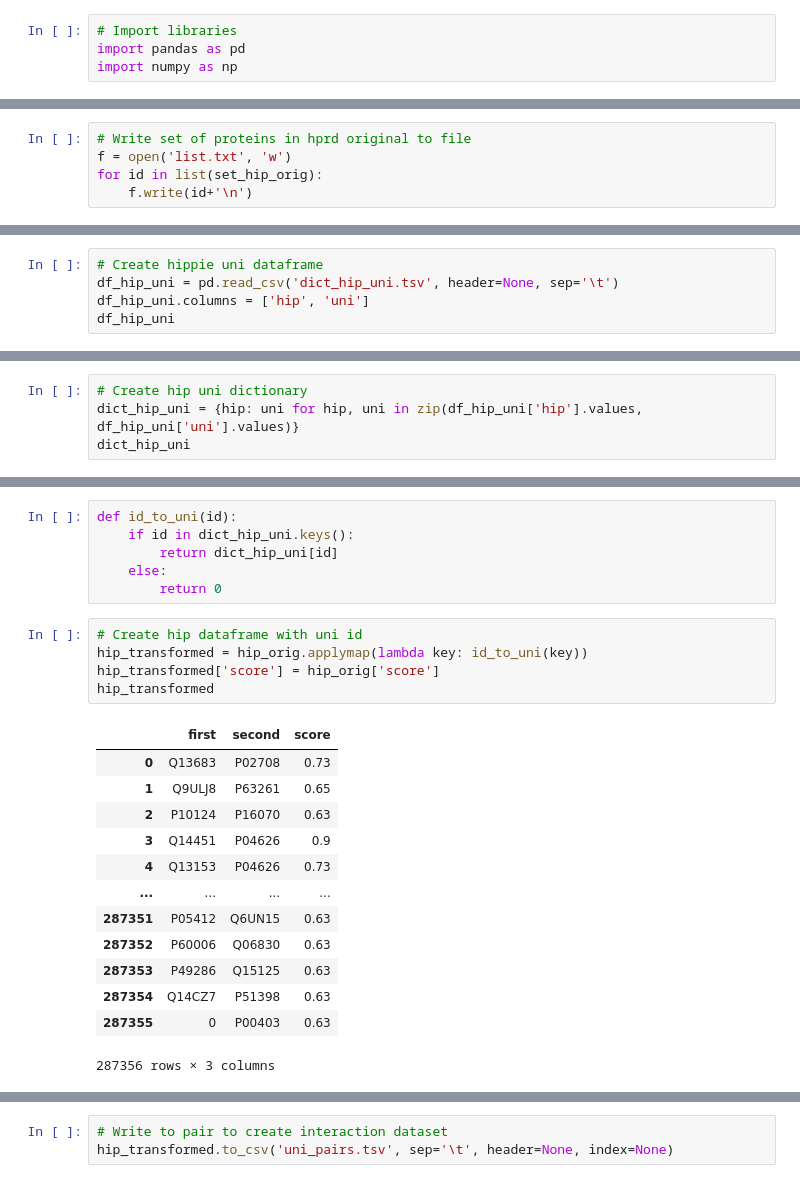
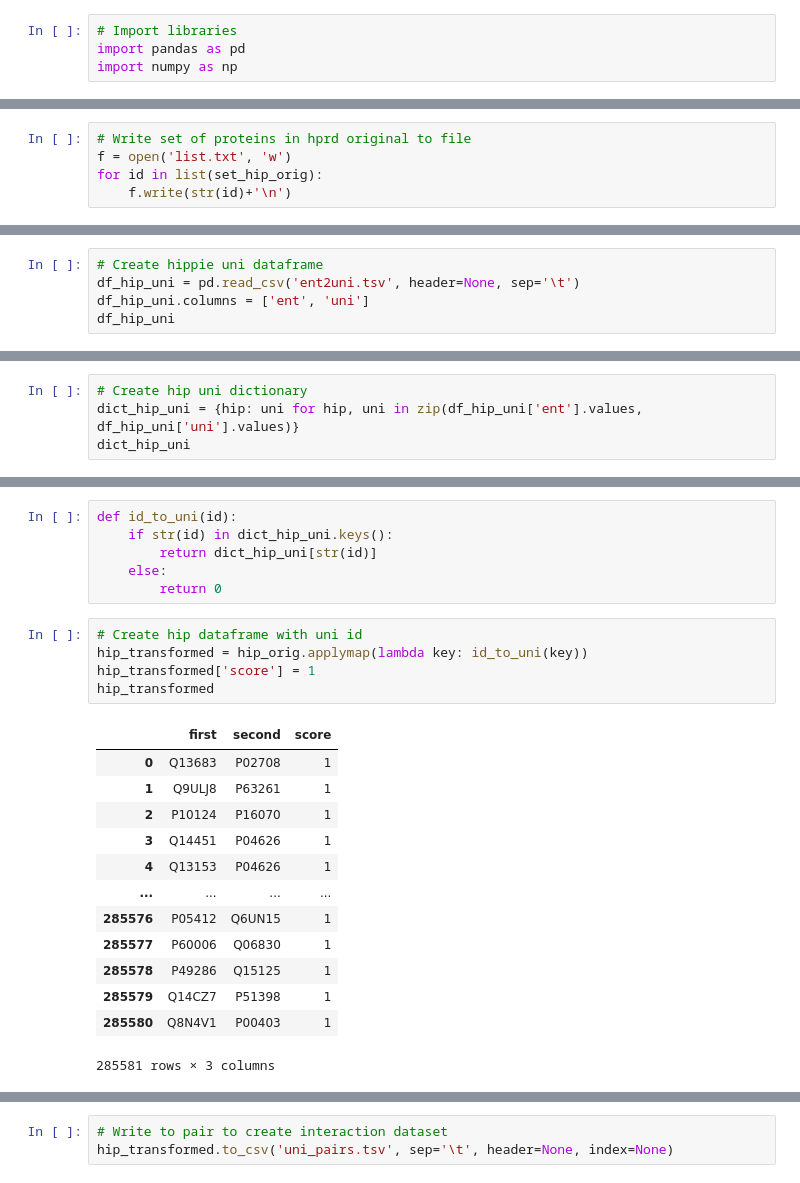
Before and after one commit to anhvt00/MCAPS, a Jupyter notebook: data/External-datasets/HIPPIE/prep_hippie.ipynb, the cells around one changed output, grey strips where cells are left out. Drawn from its saved outputs; the diff is of its cells as text.

```diff
--- a/data/External-datasets/HIPPIE/prep_hippie.ipynb
+++ b/data/External-datasets/HIPPIE/prep_hippie.ipynb
@@ -47,7 +47,7 @@ len(set_hip_orig), set_hip_orig
 # Write set of proteins in hprd original to file
 f = open('list.txt', 'w')
 for id in list(set_hip_orig):
-    f.write(id+'\n')
+    f.write(str(id)+'\n')
 # %%
 list(set_hip_orig)
 # %% [output]
@@ -70,7 +70,7 @@ list(set_hip_orig)
  ...]
 # %%
 # Create hippie uni dataframe
-df_hip_uni = pd.read_csv('dict_hip_uni.tsv', header=None, sep='\t')
-df_hip_uni.columns = ['hip', 'uni']
+df_hip_uni = pd.read_csv('ent2uni.tsv', header=None, sep='\t')
+df_hip_uni.columns = ['ent', 'uni']
 df_hip_uni
 # %% [output]
@@ -90,5 +90,5 @@ df_hip_uni
 # %%
 # Create hip uni dictionary
-dict_hip_uni = {hip: uni for hip, uni in zip(df_hip_uni['hip'].values, df_hip_uni['uni'].values)}
+dict_hip_uni = {hip: uni for hip, uni in zip(df_hip_uni['ent'].values, df_hip_uni['uni'].values)}
 dict_hip_uni
 # %% [output]
@@ -111,29 +111,29 @@ dict_hip_uni
  ...}
 # %%
 def id_to_uni(id):
-    if id in dict_hip_uni.keys():
-        return dict_hip_uni[id]
+    if str(id) in dict_hip_uni.keys():
+        return dict_hip_uni[str(id)]
     else:
         return 0
 # %%
 # Create hip dataframe with uni id
 hip_transformed = hip_orig.applymap(lambda key: id_to_uni(key))
-hip_transformed['score'] = hip_orig['score']
+hip_transformed['score'] = 1
 hip_transformed
 # %% [output]
 |  | first | second | score |
-| 0 | Q13683 | P02708 | 0.73 |
-| 1 | Q9ULJ8 | P63261 | 0.65 |
-| 2 | P10124 | P16070 | 0.63 |
-| 3 | Q14451 | P04626 | 0.9 |
-| 4 | Q13153 | P04626 | 0.73 |
+| 0 | Q13683 | P02708 | 1 |
+| 1 | Q9ULJ8 | P63261 | 1 |
+| 2 | P10124 | P16070 | 1 |
+| 3 | Q14451 | P04626 | 1 |
+| 4 | Q13153 | P04626 | 1 |
 | ... | ... | ... | ... |
-| 287351 | P05412 | Q6UN15 | 0.63 |
-| 287352 | P60006 | Q06830 | 0.63 |
-| 287353 | P49286 | Q15125 | 0.63 |
-| 287354 | Q14CZ7 | P51398 | 0.63 |
-| 287355 | 0 | P00403 | 0.63 |
+| 285576 | P05412 | Q6UN15 | 1 |
+| 285577 | P60006 | Q06830 | 1 |
+| 285578 | P49286 | Q15125 | 1 |
+| 285579 | Q14CZ7 | P51398 | 1 |
+| 285580 | Q8N4V1 | P00403 | 1 |
-287356 rows × 3 columns
+285581 rows × 3 columns
 # %%
 # Filter all records with non-zero first and second protein
 hip_transformed = hip_transformed[(hip_transformed['first'] != 0)  & (hip_transformed['second'] != 0)].reset_index(drop=True)
```
Also changed, not shown: parts of 12 cells of this notebook, 22 other files.
